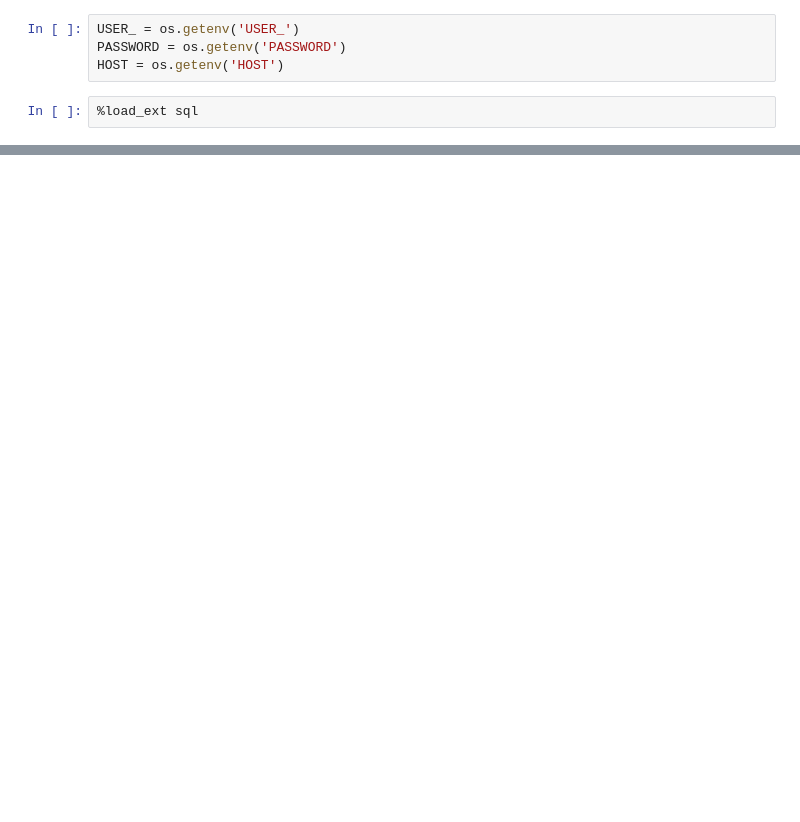
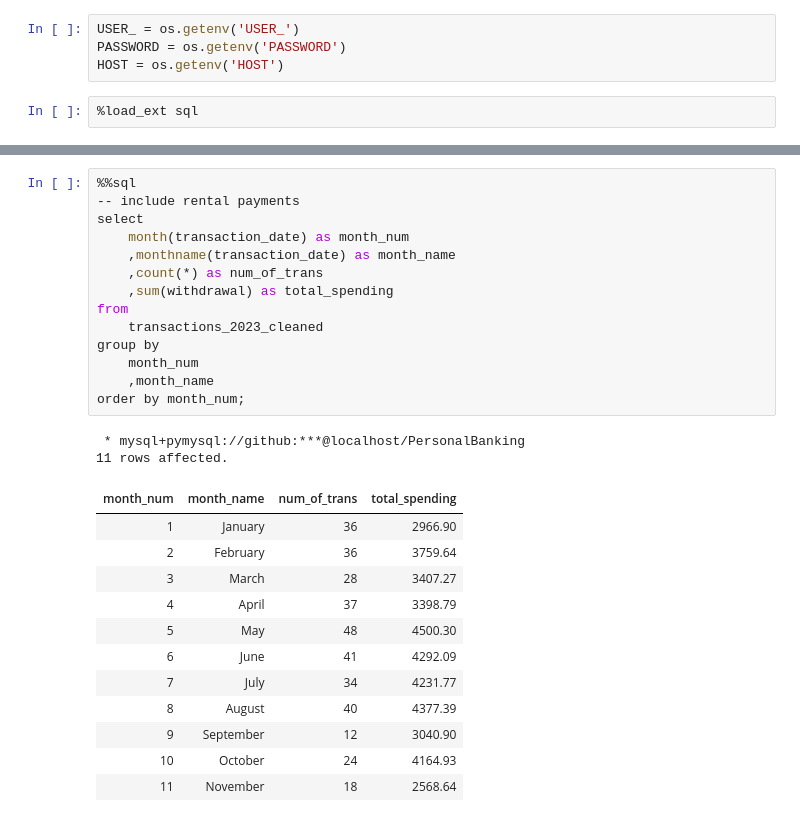
Before and after one commit to tinavo58/data-projects, a Jupyter notebook: personal-spending/spending_analysis_2023.ipynb, the cells around one changed output, grey strips where cells are left out. Drawn from its saved outputs; the diff is of its cells as text; blank space fills up the shorter version.

```diff
--- a/personal-spending/spending_analysis_2023.ipynb
+++ b/personal-spending/spending_analysis_2023.ipynb
@@ -30,0 +88,29 @@ select * from transactions_2023_cleaned limit 10;
+# %%
+%%sql
+-- include rental payments
+select
+    month(transaction_date) as month_num
+    ,monthname(transaction_date) as month_name
+    ,count(*) as num_of_trans
+    ,sum(withdrawal) as total_spending
+from
+    transactions_2023_cleaned
+group by
+    month_num
+    ,month_name
+order by month_num;
+# %% [output]
+ * mysql+pymysql://github:***@localhost/PersonalBanking
+11 rows affected.
+| month_num | month_name | num_of_trans | total_spending |
+| 1 | January | 36 | 2966.90 |
+| 2 | February | 36 | 3759.64 |
+| 3 | March | 28 | 3407.27 |
+| 4 | April | 37 | 3398.79 |
+| 5 | May | 48 | 4500.30 |
+| 6 | June | 41 | 4292.09 |
+| 7 | July | 34 | 4231.77 |
+| 8 | August | 40 | 4377.39 |
+| 9 | September | 12 | 3040.90 |
+| 10 | October | 24 | 4164.93 |
+| 11 | November | 18 | 2568.64 |
```
Also changed, not shown: parts of 11 cells of this notebook.
